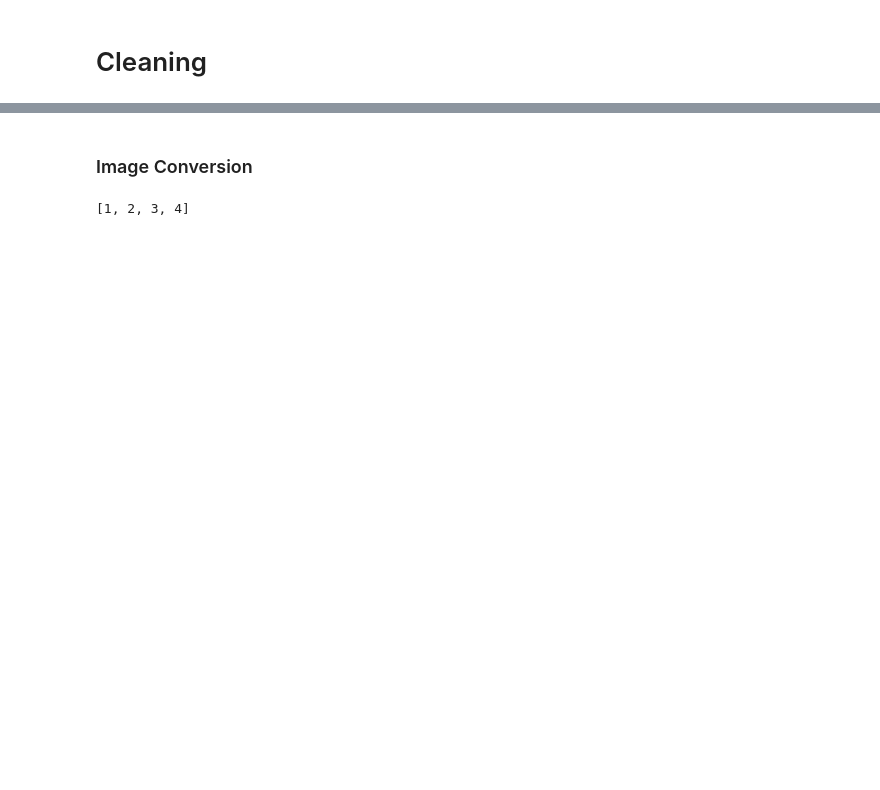
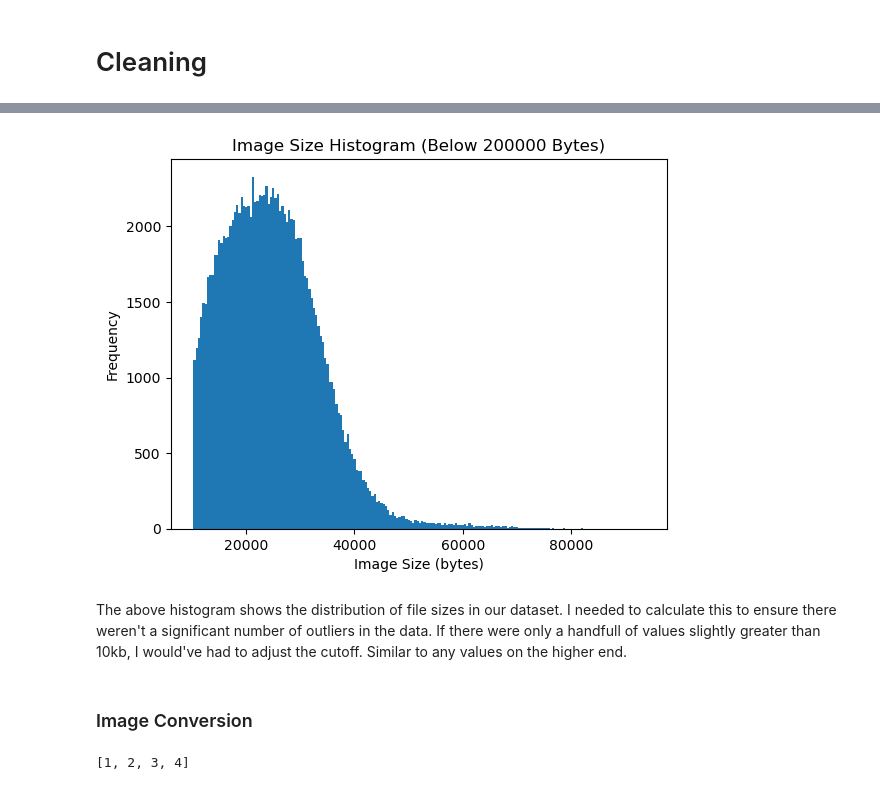
Before and after one commit to smileshey/Subaru-Seattle, a Jupyter notebook: Cleaning.ipynb, the cells around one changed output, grey strips where cells are left out. Cells and saved outputs as stored; diff of their text form; code cells hidden in the pictures; blank space fills up the shorter version.

```diff
--- a/Cleaning.ipynb
+++ b/Cleaning.ipynb
@@ -66,3 +248,27 @@ for root, dirs, files in os.walk(input_dir):
+# %%
+sizes = []
+
+for dirpath, dirnames, filenames in os.walk("Datasets/BoundingBoxes/"):
+    # Loop through each file in the subfolder
+    for filename in filenames:
+        # Check if it's an image file
+        if filename.endswith(".jpg") or filename.endswith(".jpeg") or filename.endswith(".png"):
+            # Get the size of the image
+            filepath = os.path.join(dirpath, filename)
+            size = os.path.getsize(filepath)
+            if size < 100000:
+                sizes.append(size)
+
+# Plot the histogram
+plt.hist(sizes, bins=200)
+plt.title("Image Size Histogram (Below 200000 Bytes)")
+plt.xlabel("Image Size (bytes)")
+plt.ylabel("Frequency")
+plt.show()
+# %% [output]
+[figure, added]
+# %% [markdown]
+The above histogram shows the distribution of file sizes in our dataset. I needed to calculate this to ensure there weren't a significant number of outliers in the data. If there were only a handfull of values slightly greater than 10kb, I would've had to adjust the cutoff. Similar to any values on the higher end.
 # %% [markdown]
 ### Image Conversion
 # %%
```
Also changed, not shown: parts of 19 cells of this notebook, 9 other files.
